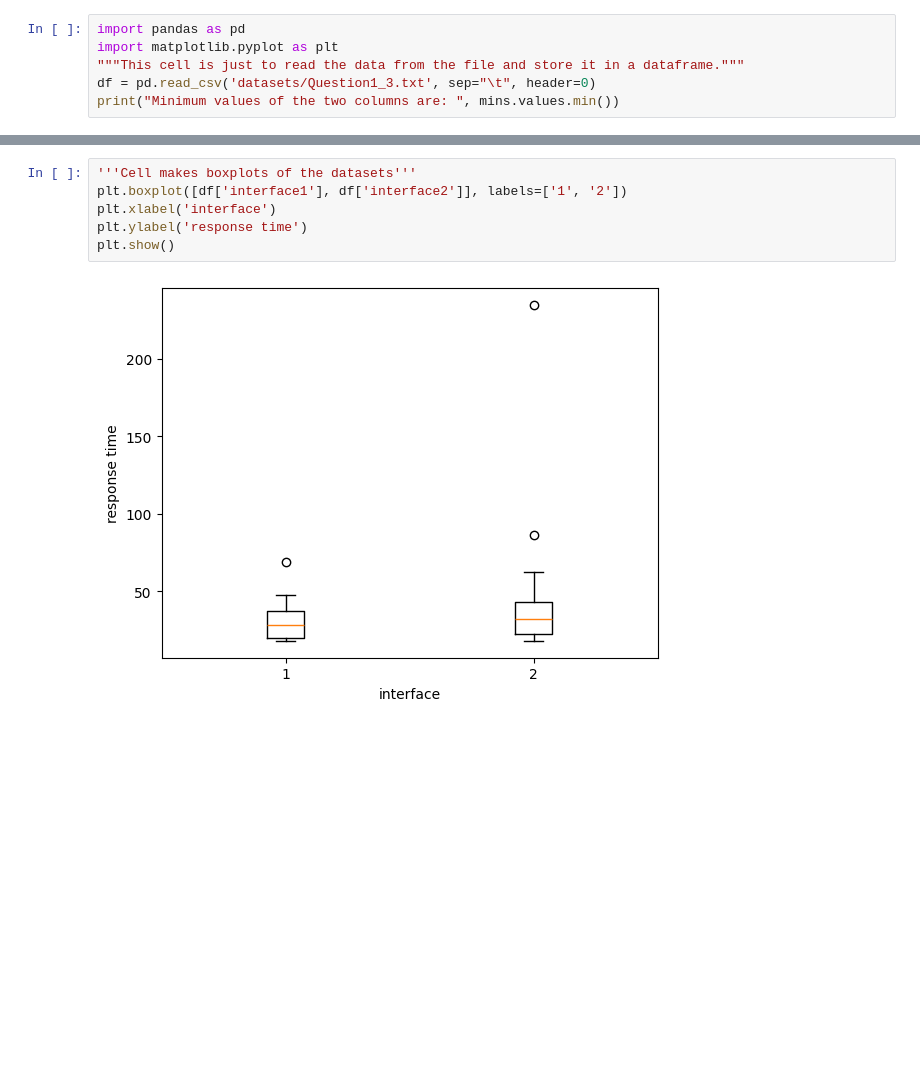
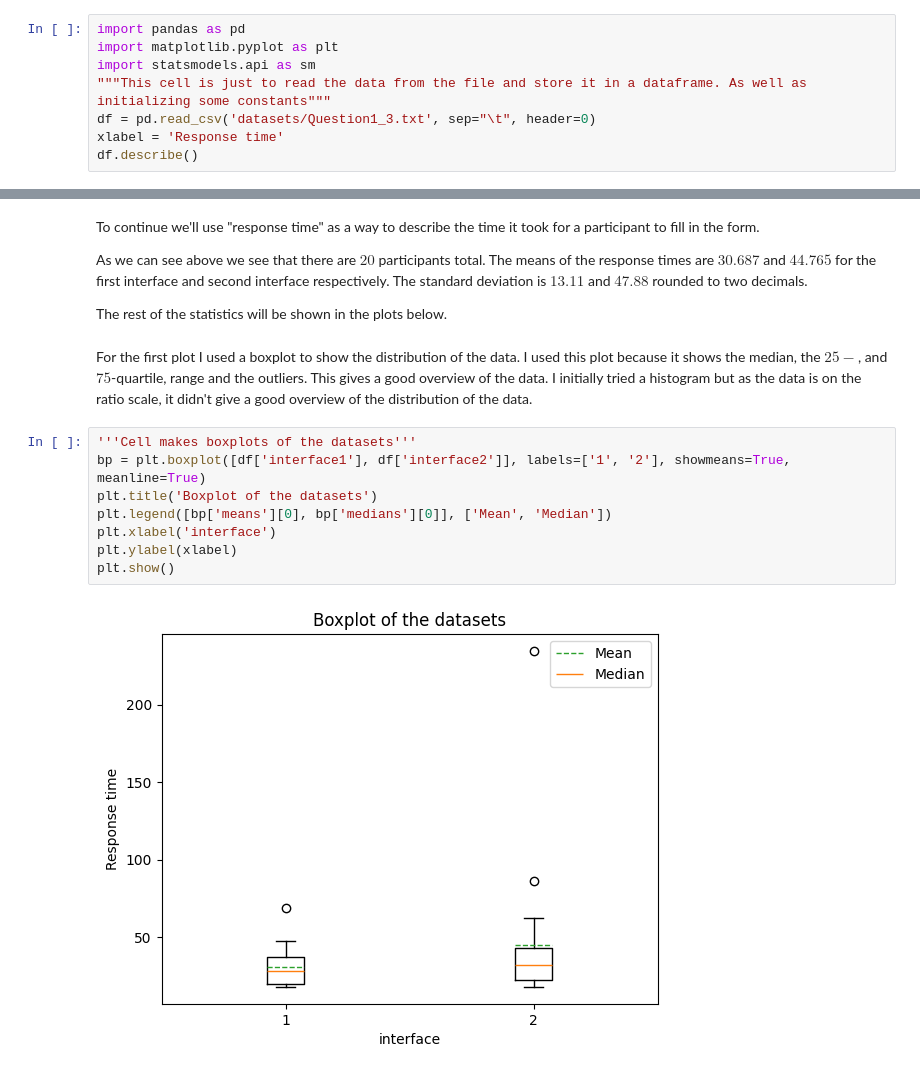
Before and after one commit to thebaconfate/Methods-for-Scientific-Research-assignment---Statistics, a Jupyter notebook: question1.ipynb, the cells around one changed output, grey strips where cells are left out. Cells and saved outputs as stored; diff of their text form; blank space fills up the shorter version.

```diff
--- a/question1.ipynb
+++ b/question1.ipynb
@@ -8,7 +10,9 @@ The data file contains the times it takes for participants to respond to two ver
 # %%
 import pandas as pd
 import matplotlib.pyplot as plt
-"""This cell is just to read the data from the file and store it in a dataframe."""
+import statsmodels.api as sm
+"""This cell is just to read the data from the file and store it in a dataframe. As well as initializing some constants"""
 df = pd.read_csv('datasets/Question1_3.txt', sep="\t", header=0)
-print("Minimum values of the two columns are: ", mins.values.min())
+xlabel = 'Response time'
+df.describe()
 # %% [output]
@@ -16,8 +28,18 @@ Minimum values of the two columns are:  17.89
+# %% [markdown]
+To continue we'll use "response time" as a way to describe the time it took for a participant to fill in the form.
+
+As we can see above we see that there are $20$ participants total. The means of the response times are $30.687$ and $44.765$ for the first interface and second interface respectively. The standard deviation is $13.11$ and $47.88$ rounded to two decimals.
+
+The rest of the statistics will be shown in the plots below.
+# %% [markdown]
+For the first plot I used a boxplot to show the distribution of the data. I used this plot because it shows the median, the $25-$, and $75$-quartile, range and the outliers. This gives a good overview of the data. I initially tried a histogram but as the data is on the ratio scale, it didn't give a good overview of the distribution of the data.
 # %%
 '''Cell makes boxplots of the datasets'''
-plt.boxplot([df['interface1'], df['interface2']], labels=['1', '2'])
+bp = plt.boxplot([df['interface1'], df['interface2']], labels=['1', '2'], showmeans=True, meanline=True)
+plt.title('Boxplot of the datasets')
+plt.legend([bp['means'][0], bp['medians'][0]], ['Mean', 'Median'])
 plt.xlabel('interface')
-plt.ylabel('response time')
+plt.ylabel(xlabel)
 plt.show()
 # %% [output]
-[figure, old version]
+[figure, new version]
```
Also changed, not shown: parts of 18 cells of this notebook, 6 other files.
